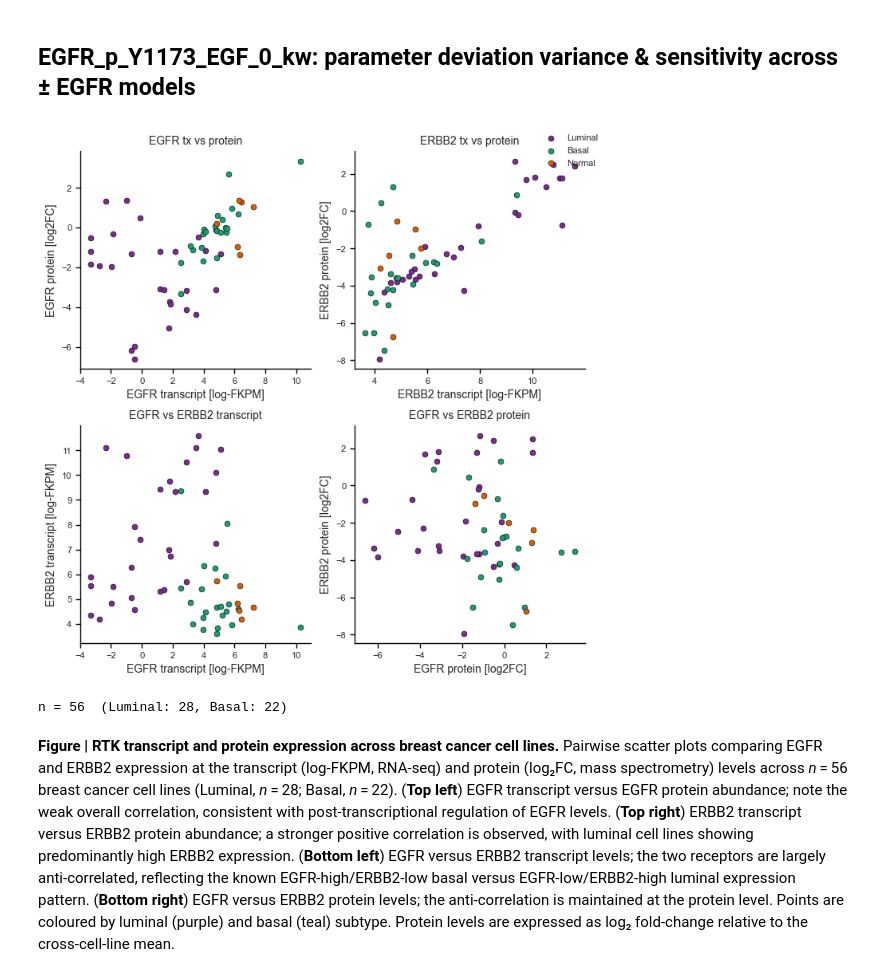
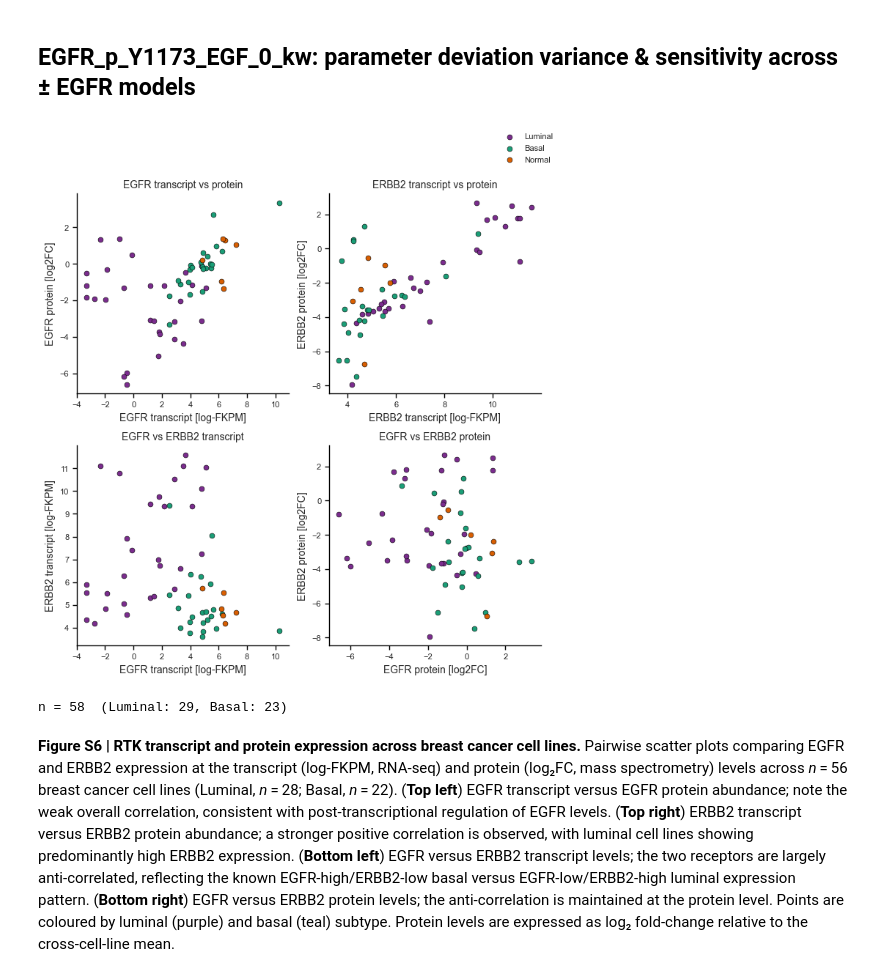
Before and after one commit to frohlich-lab/DeepMechanisticModels, a Jupyter notebook: figures_paper/figure_2.ipynb, the cells around one changed output. Cells and saved outputs as stored; diff of their text form; code cells hidden in the pictures.

```diff
--- a/figures_paper/figure_2.ipynb
+++ b/figures_paper/figure_2.ipynb
@@ -84,7 +83,9 @@ def load_all_figure_data():
     df_fig3 = load_figure_data("figure3")
     df_fig2 = load_figure_data("figure2")
 
-    embedding_df = load_embedding_data(figure="figure1a")
+    # the "all" CV split also carries the 5 held-out test cell lines
+    # (common.test_samples); restrict to the 58 training lines
+    embedding_df = load_embedding_data(figure="figure1a", dataset="train")
     subtypes_df = load_marcotte_subtypes(embedding_df.cell_line.unique())
     pca_embedding_df = prepare_pca_embeddings(embedding_df, subtypes_df)
 
@@ -329,7 +330,7 @@ def evaluate_classification(pca_embedding_df):
 
     # ── fEGFR evaluation (cytof_init_plus_tEGFR → paired with cytof_init base) ──
     # Uses the fegfr model with CyTOF + EGFR tx as feature augmentation input.
-    _fegfr_raw = load_embedding_data("figure2")
+    _fegfr_raw = load_embedding_data("figure2", dataset="train")
     _fegfr_raw = _fegfr_raw[
         (_fegfr_raw["model"] == model_fegfr)
         & (_fegfr_raw["context"] == "cytof_init_plus_tEGFR")
@@ -1016,44 +1010,44 @@ def _pearson_r(x, y):
 
 # (x_col, y_col, xlabel, ylabel, title)
 _panels = [
-    ("EGFR_tx",   "EGFR_prot",  "EGFR transcript [log-FKPM]",  "EGFR protein [log2FC]",     "EGFR tx vs protein"),
-    ("ERBB2_tx",  "ERBB2_prot", "ERBB2 transcript [log-FKPM]", "ERBB2 protein [log2FC]",    "ERBB2 tx vs protein"),
+    ("EGFR_tx",   "EGFR_prot",  "EGFR transcript [log-FKPM]",  "EGFR protein [log2FC]",     "EGFR transcript vs protein"),
+    ("ERBB2_tx",  "ERBB2_prot", "ERBB2 transcript [log-FKPM]", "ERBB2 protein [log2FC]",    "ERBB2 transcript vs protein"),
     ("EGFR_tx",   "ERBB2_tx",   "EGFR transcript [log-FKPM]",  "ERBB2 transcript [log-FKPM]", "EGFR vs ERBB2 transcript"),
     ("EGFR_prot", "ERBB2_prot", "EGFR protein [log2FC]",     "ERBB2 protein [log2FC]",    "EGFR vs ERBB2 protein"),
 ]
 
 fig_rtk, axes_rtk = plt.subplots(2, 2, figsize=(7, 7))
 
 for ax, (xcol, ycol, xlabel, ylabel, ptitle) in zip(axes_rtk.flat, _panels):
     for lb, color in EMBEDDING_COLORS.items():
         m = rtk_df["subtype"] == lb
         ax.scatter(
             rtk_df.loc[m, xcol], rtk_df.loc[m, ycol],
             c=color, label=lb, s=25,
             edgecolors="black", linewidths=0.4, zorder=3,
         )
 
     ax.set_xlabel(xlabel)
     ax.set_ylabel(ylabel)
     ax.set_title(ptitle)
     configure_axis_spines(ax)
     ax.grid(False)
 
 # Shared legend
 _h, _l = axes_rtk.flat[0].get_legend_handles_labels()
 fig_rtk.legend(_h, _l, frameon=False, fontsize=8,
-               loc="upper right", bbox_to_anchor=(1.02, 1.0))
+               loc="lower right", bbox_to_anchor=(1.02, 1.0))
 
 fig_rtk.tight_layout()
 plt.savefig("fig2_rtk_transcript_protein.pdf", bbox_inches="tight")
 plt.show()
 print(f"n = {len(rtk_df)}  (Luminal: {(rtk_df['subtype']=='Luminal').sum()}, "
       f"Basal: {(rtk_df['subtype']=='Basal').sum()})")
 # %% [output]
-[figure, old version]
+[figure, new version]
-n = 56  (Luminal: 28, Basal: 22)
+n = 58  (Luminal: 29, Basal: 23)
 # %% [markdown]
-**Figure | RTK transcript and protein expression across breast cancer cell lines.** Pairwise scatter plots comparing EGFR and ERBB2 expression at the transcript (log-FKPM, RNA-seq) and protein (log₂FC, mass spectrometry) levels across *n* = 56 breast cancer cell lines (Luminal, *n* = 28; Basal, *n* = 22). (**Top left**) EGFR transcript versus EGFR protein abundance; note the weak overall correlation, consistent with post-transcriptional regulation of EGFR levels. (**Top right**) ERBB2 transcript versus ERBB2 protein abundance; a stronger positive correlation is observed, with luminal cell lines showing predominantly high ERBB2 expression. (**Bottom left**) EGFR versus ERBB2 transcript levels; the two receptors are largely anti-correlated, reflecting the known EGFR-high/ERBB2-low basal versus EGFR-low/ERBB2-high luminal expression pattern. (**Bottom right**) EGFR versus ERBB2 protein levels; the anti-correlation is maintained at the protein level. Points are coloured by luminal (purple) and basal (teal) subtype. Protein levels are expressed as log₂ fold-change relative to the cross-cell-line mean.
+**Figure S6 | RTK transcript and protein expression across breast cancer cell lines.** Pairwise scatter plots comparing EGFR and ERBB2 expression at the transcript (log-FKPM, RNA-seq) and protein (log₂FC, mass spectrometry) levels across *n* = 56 breast cancer cell lines (Luminal, *n* = 28; Basal, *n* = 22). (**Top left**) EGFR transcript versus EGFR protein abundance; note the weak overall correlation, consistent with post-transcriptional regulation of EGFR levels. (**Top right**) ERBB2 transcript versus ERBB2 protein abundance; a stronger positive correlation is observed, with luminal cell lines showing predominantly high ERBB2 expression. (**Bottom left**) EGFR versus ERBB2 transcript levels; the two receptors are largely anti-correlated, reflecting the known EGFR-high/ERBB2-low basal versus EGFR-low/ERBB2-high luminal expression pattern. (**Bottom right**) EGFR versus ERBB2 protein levels; the anti-correlation is maintained at the protein level. Points are coloured by luminal (purple) and basal (teal) subtype. Protein levels are expressed as log₂ fold-change relative to the cross-cell-line mean.
 # %%
 rtk_df[(rtk_df.EGFR_tx < 2) & (rtk_df.EGFR_prot > -2)]
 # %% [output]
```
Also changed, not shown: parts of 5 cells of this notebook.
